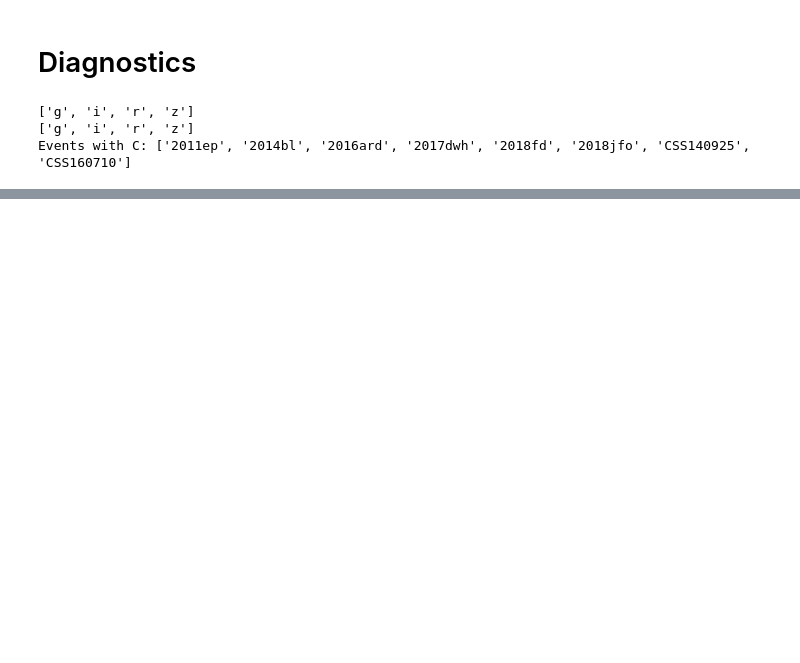
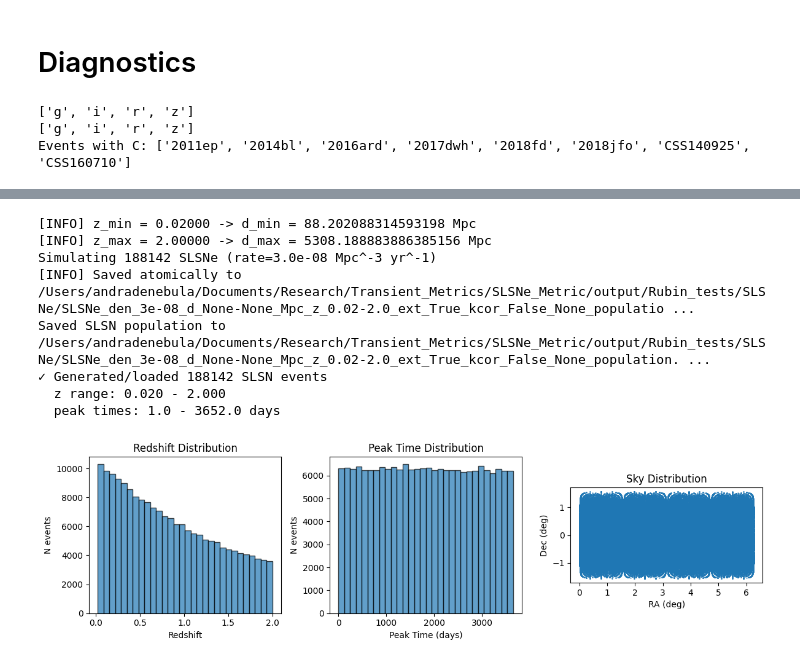
Before and after one commit to andra104/SLSNe_Metric, a Jupyter notebook: notebooks/local_SLSNe_notebook.ipynb, the cells around one changed output, grey strips where cells are left out. Saved outputs shown, nothing was run; the diff lists cells and outputs as text; code cells hidden in the pictures; blank space fills up the shorter version.

Commit message:
more changes to slsne lc

```diff
--- a/notebooks/local_SLSNe_notebook.ipynb
+++ b/notebooks/local_SLSNe_notebook.ipynb
@@ -275,0 +510,56 @@ Template bands: ['g', 'i', 'r', 'z']
+# %%
+#Generate population using SLSN-specific function
+slicer = slsn_metric.generate_SLSN_PopSlicer(
+    lc_model=shared_lc_model,
+    t_start=t_start,
+    t_end=t_end,
+    z_min=z_min,
+    z_max=z_max,
+    rate_density=rate_density,
+    gal_lat_cut=gal_lat_cut,
+    seed=42,
+    save_to=pop_file if generate_new_pop else None,
+    load_from=pop_file if not generate_new_pop else None
+)
+
+print(f"✓ Generated/loaded {len(slicer.slice_points['z'])} SLSN events")
+print(f"  z range: {slicer.slice_points['z'].min():.3f} - {slicer.slice_points['z'].max():.3f}")
+print(f"  peak times: {slicer.slice_points['peak_time'].min():.1f} - {slicer.slice_points['peak_time'].max():.1f} days")
+
+# Optional: Quick diagnostics
+if make_debug_plots:
+    import matplotlib.pyplot as plt
+    fig, axes = plt.subplots(1, 3, figsize=(12, 3.5))
+
+    # Redshift distribution
+    axes[0].hist(slicer.slice_points['z'], bins=30, edgecolor='k', alpha=0.7)
+    axes[0].set_xlabel('Redshift')
+    axes[0].set_ylabel('N events')
+    axes[0].set_title('Redshift Distribution')
+
+    # Peak time distribution
+    axes[1].hist(slicer.slice_points['peak_time'], bins=30, edgecolor='k', alpha=0.7)
+    axes[1].set_xlabel('Peak Time (days)')
+    axes[1].set_ylabel('N events')
+    axes[1].set_title('Peak Time Distribution')
+
+    # Sky distribution
+    axes[2].scatter(slicer.slice_points['ra'], slicer.slice_points['dec'],
+                   s=1, alpha=0.5)
+    axes[2].set_xlabel('RA (deg)')
+    axes[2].set_ylabel('Dec (deg)')
+    axes[2].set_title('Sky Distribution')
+    axes[2].set_aspect('equal')
+
+    plt.tight_layout()
+    plt.show()
+# %% [output]
+[INFO] z_min = 0.02000 -> d_min = 88.202088314593198 Mpc
+[INFO] z_max = 2.00000 -> d_max = 5308.188883886385156 Mpc
+Simulating 188142 SLSNe (rate=3.0e-08 Mpc^-3 yr^-1)
+[INFO] Saved atomically to /Users/andradenebula/Documents/Research/Transient_Metrics/SLSNe_Metric/output/Rubin_tests/SLSNe/SLSNe_den_3e-08_d_None-None_Mpc_z_0.02-2.0_ext_True_kcor_False_None_populatio ...
+Saved SLSN population to /Users/andradenebula/Documents/Research/Transient_Metrics/SLSNe_Metric/output/Rubin_tests/SLSNe/SLSNe_den_3e-08_d_None-None_Mpc_z_0.02-2.0_ext_True_kcor_False_None_population. ...
+✓ Generated/loaded 188142 SLSN events
+  z range: 0.020 - 2.000
+  peak times: 1.0 - 3652.0 days
+[figure, added]
```
Also changed, not shown: parts of 13 cells of this notebook, 4 other files.
